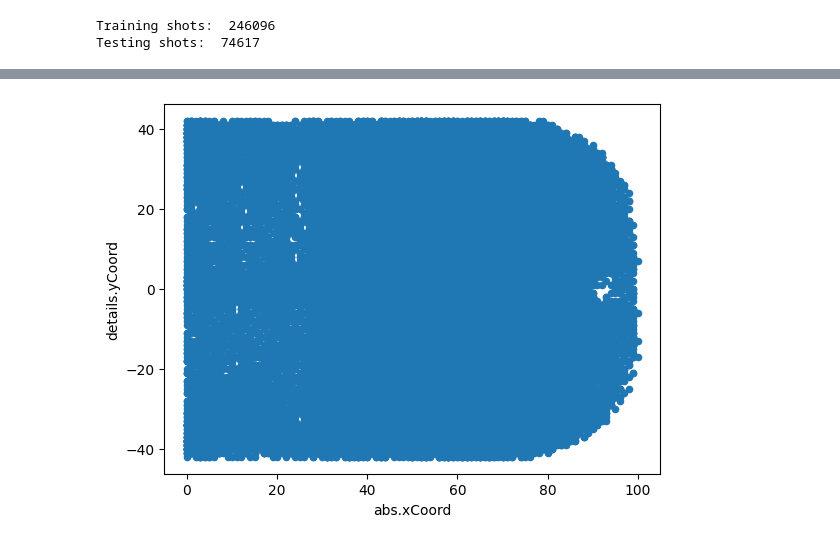
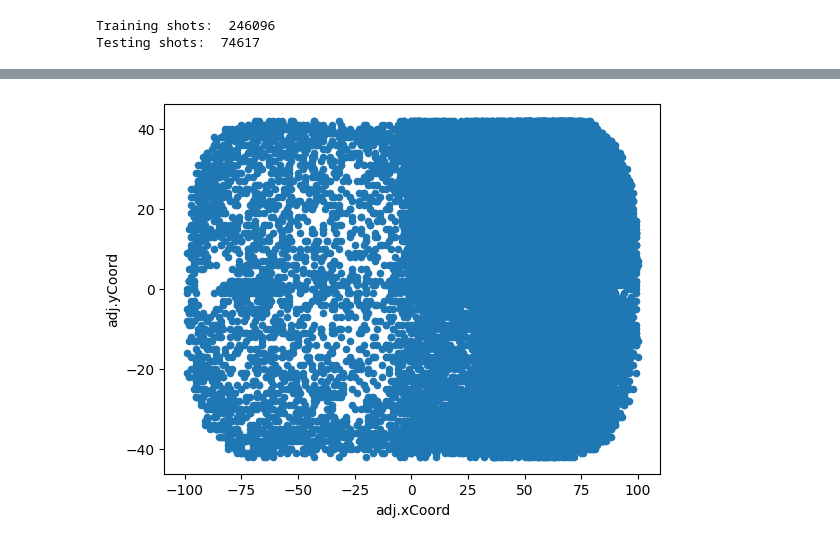
Before and after one commit to rromaniuk31/PhD-Research, a Jupyter notebook: Create_Historical_Models.ipynb, the cells around one changed output, grey strips where cells are left out. Cells and saved outputs as stored; diff of their text form; code cells hidden in the pictures.

```diff
--- a/Create_Historical_Models.ipynb
+++ b/Create_Historical_Models.ipynb
@@ -41,3 +52,6 @@ def fix_schedule_types(schedule_df):
+# %%
+def get_shot_distance(row):
+    return math.hypot(89 - row["adj.xCoord"], 0 - row["adj.yCoord"])
 # %% [markdown]
 ### Get Data
 # %%
@@ -133,6 +147,17 @@ test_pbp_krzy05["abs.xCoord"] = test_pbp_krzy05["details.xCoord"].abs()
 train_pbp_krzy05["homeTeamShot"] = train_pbp_krzy05["details.eventOwnerTeamId"] == train_pbp_krzy05["homeTeam.id"]
 test_pbp_krzy05["homeTeamShot"] = test_pbp_krzy05["details.eventOwnerTeamId"] == test_pbp_krzy05["homeTeam.id"]
 
+# Determine which direction the shot was taken
+train_pbp_krzy05["shotSide"] = train_pbp_krzy05.apply(shot_side, axis = 1)
+test_pbp_krzy05["shotSide"] = train_pbp_krzy05.apply(shot_side, axis = 1)
+
+# Adjust shots taken towards the left net
+train_pbp_krzy05["adj.xCoord"] = train_pbp_krzy05.apply(lambda row: abs(row["details.xCoord"]) if row["shotSide"] == "left" else row["details.xCoord"], axis = 1)
+train_pbp_krzy05["adj.yCoord"] = train_pbp_krzy05.apply(lambda row: abs(row["details.yCoord"]) if row["shotSide"] == "left" else row["details.yCoord"], axis = 1)
+
+test_pbp_krzy05["adj.xCoord"] = test_pbp_krzy05.apply(lambda row: abs(row["details.xCoord"]) if row["shotSide"] == "left" else row["details.xCoord"], axis = 1)
+test_pbp_krzy05["adj.yCoord"] = test_pbp_krzy05.apply(lambda row: abs(row["details.yCoord"]) if row["shotSide"] == "left" else row["details.yCoord"], axis = 1)
+
 train_pbp_krzy05.head()
 # %% [output]
 |  | timeInPeriod | timeRemaining | situationCode | typeDescKey | periodDescriptor.number | details.eventOwnerTeamId | ... |
@@ -141,3 +166,28 @@ train_pbp_krzy05.head()
 | 2 | 01:16 | 18:44 | 1551 | shot-on-goal | 1 | 10 | ... |
 | 3 | 01:23 | 18:37 | 1551 | shot-on-goal | 1 | 8 | ... |
 | 4 | 02:50 | 17:10 | 1551 | shot-on-goal | 1 | 8 | ... |
+# %%
+# Create shotDistance column
+train_pbp_krzy05["shotDistance"] = train_pbp_krzy05.apply(get_shot_distance, axis = 1)
+test_pbp_krzy05["shotDistance"] = test_pbp_krzy05.apply(get_shot_distance, axis = 1)
+
+# Create shot distance buckets
+conditions = [
+    train_pbp_krzy05["shotDistance"] < 10,
+    (train_pbp_krzy05["shotDistance"] >= 10) & (train_pbp_krzy05["shotDistance"] < 13),
+    (train_pbp_krzy05["shotDistance"] >= 13) & (train_pbp_krzy05["shotDistance"] < 15),
+    (train_pbp_krzy05["shotDistance"] >= 15) & (train_pbp_krzy05["shotDistance"] < 17),
+    (train_pbp_krzy05["shotDistance"] >= 17) & (train_pbp_krzy05["shotDistance"] < 23),
+    (train_pbp_krzy05["shotDistance"] >= 23) & (train_pbp_krzy05["shotDistance"] < 32),
+    (train_pbp_krzy05["shotDistance"] >= 32) & (train_pbp_krzy05["shotDistance"] < 37),
+    (train_pbp_krzy05["shotDistance"] >= 37) & (train_pbp_krzy05["shotDistance"] < 39),
+    (train_pbp_krzy05["shotDistance"] >= 39) & (train_pbp_krzy05["shotDistance"] < 45),
+    (train_pbp_krzy05["shotDistance"] >= 45) & (train_pbp_krzy05["shotDistance"] < 58),
+    train_pbp_krzy05["shotDistance"] >= 58
+]
+
+choices = [0, 1, 2, 3, 4, 5, 6, 7, 8, 9, 10]
+
+train_pbp_krzy05["shotDistanceClass"] = np.select(conditions, choices, default = None)
+
+train_pbp_krzy05.head()
@@ -144,4 +203,4 @@ train_pbp_krzy05.head()
 # %%
-ax2 = train_pbp_krzy05.plot.scatter(x='abs.xCoord',y='details.yCoord',colormap='viridis')
+ax2 = train_pbp_krzy05.plot.scatter(x='adj.xCoord',y='adj.yCoord',colormap='viridis')
 # %% [output]
-[figure, old version]
+[figure, new version]
```
Also changed, not shown: parts of 5 cells of this notebook.
